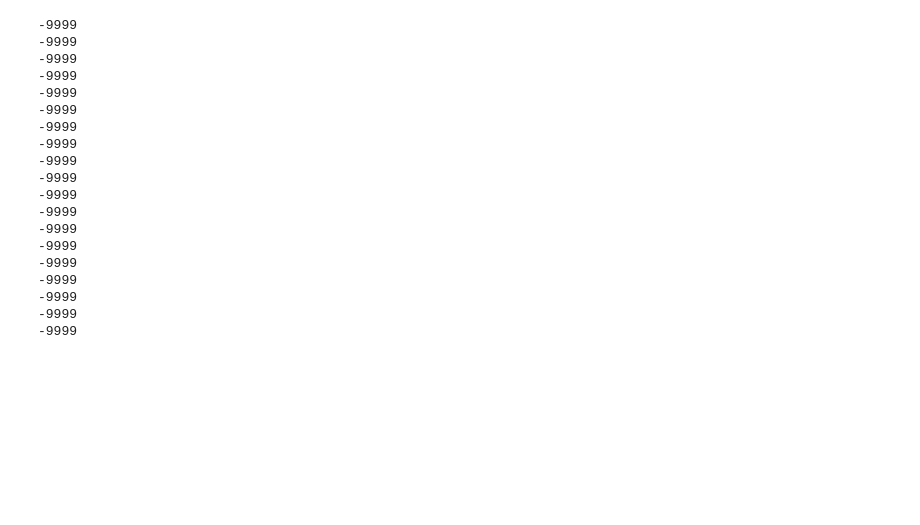
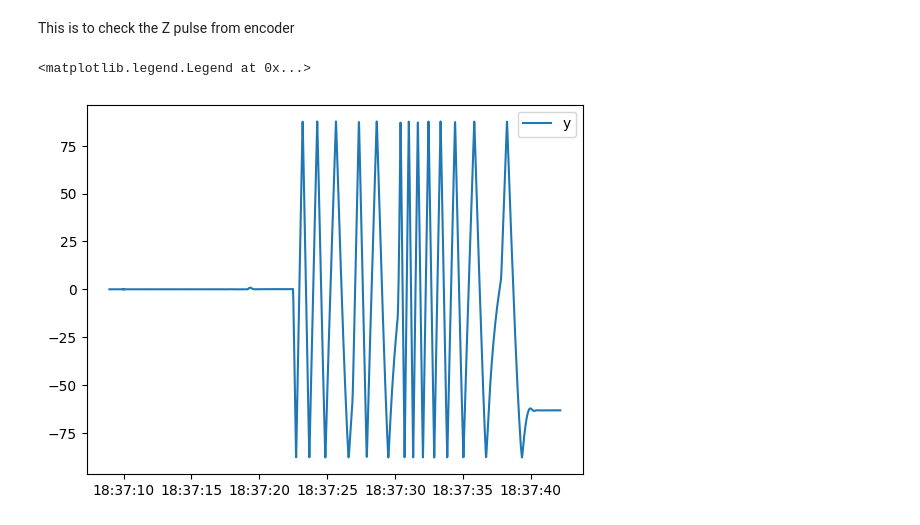
Before and after one commit to SujithChristopher/armbo_preliminary_work, a Jupyter notebook: simulation/ipy_notebooks/encoder_validation_orange.ipynb, the cells around one changed output. Drawn from its saved outputs; the diff is of its cells as text; code cells hidden in the pictures; blank space fills up the shorter version.

```diff
--- a/simulation/ipy_notebooks/encoder_validation_orange.ipynb
+++ b/simulation/ipy_notebooks/encoder_validation_orange.ipynb
@@ -22,4 +22,5 @@ from scipy.signal import peak_widths
 from scipy.signal import peak_prominences
 from support.imu_calculations import *
 # %%
-_txt_pth = r"C:\Users\CMC\Documents\openposelibs\pose\armbo\simulation\ipy_notebooks\encoder_data\test1.txt"
+_txt_pth = r"C:\Users\CMC\Documents\openposelibs\pose\armbo\simulation\ipy_notebooks\encoder_data\orange_2500ppr\e_t0.txt"
+_mocap_pth = r"C:\Users\CMC\Documents\openposelibs\pose\armbo\simulation\ipy_notebooks\encoder_data\mocap_data\orange_et0.csv"
@@ -43,28 +68,54 @@ df
+# %% [markdown]
+This is to check the Z pulse from encoder
 # %%
-seperated = df.groupby(df.cycle)
+seperated = sk_df.groupby(sk_df.cycle)
 
 val = [1, 2, 3, 4, 5, 6, 7, 8, 9, 10, 11, 12, 13, 14, 15, 16, 17, 18, 19]
 
 for val in val:
 
     print(seperated.get_group(val).enc.iloc[0] - seperated.get_group(val).enc.iloc[-1])
-# %% [output]
--9999
--9999
--9999
--9999
--9999
--9999
--9999
--9999
--9999
--9999
--9999
--9999
--9999
--9999
--9999
--9999
--9999
--9999
--9999
+# %%
+# This cell is optimized to run faster using polars
+
+# calculate rotation matrix from xvec, zvec, org
+_m_df = _mocap_df.copy()
+_m_df = pl.from_pandas(_m_df)
+
+_rotmat_i = []
+for i in tqdm(range(len(_m_df))):
+
+    _x_vec = _m_df[[_xm["x"], _xm["y"], _xm["z"]]][i, :].to_numpy().T
+    _z_vec = _m_df[[_zm["x"], _zm["y"], _zm["z"]]][i, :].to_numpy().T
+    _org = _m_df[[_om["x"], _om["y"], _om["z"]]][i, :].to_numpy().T
+
+    _rotmat_i.append(calculate_rotmat(_x_vec, _z_vec, _org))
+# calculating del rotmat for mc
+_del_r = []
+for i in tqdm(range(len(_rotmat_i))):
+    _del_r.append(_rotmat_i[i].T@_rotmat_i[0])
+
+# calculating angle for mc
+_theta_x = []
+_theta_y = []
+_theta_z = []
+
+for i in tqdm(_del_r):
+    _theta_x.append(np.arctan2(i[2,1], i[2,2]))
+    _theta_y.append(np.arctan2(-i[2,0], np.sqrt(i[2,1]**2 + i[2,2]**2)))
+    _theta_z.append(np.arctan2(i[1,0], i[0,0]))
+
+_theta_x = np.array(_theta_x)
+_theta_y = np.array(_theta_y)
+_theta_z = np.array(_theta_z)
+
+# converting them to degrees
+_theta_x = np.rad2deg(_theta_x)
+_theta_y = np.rad2deg(_theta_y)
+_theta_z = np.rad2deg(_theta_z)
+# %%
+plt.plot(_m_df["time"], _theta_y, label="y")
+plt.legend()
+# %% [output]
+<matplotlib.legend.Legend at 0x...>
+[figure, added]
```
Also changed, not shown: parts of 5 cells of this notebook, 6 other files.
